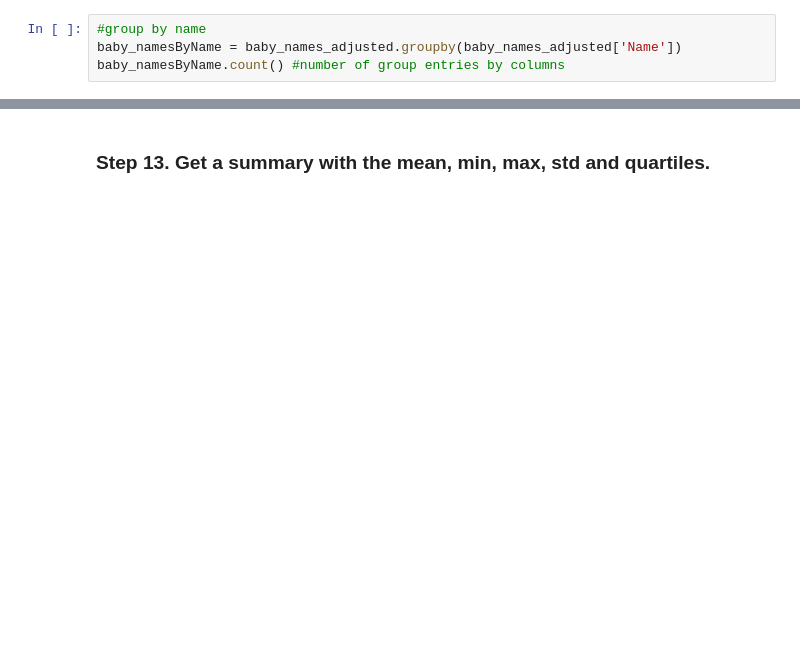
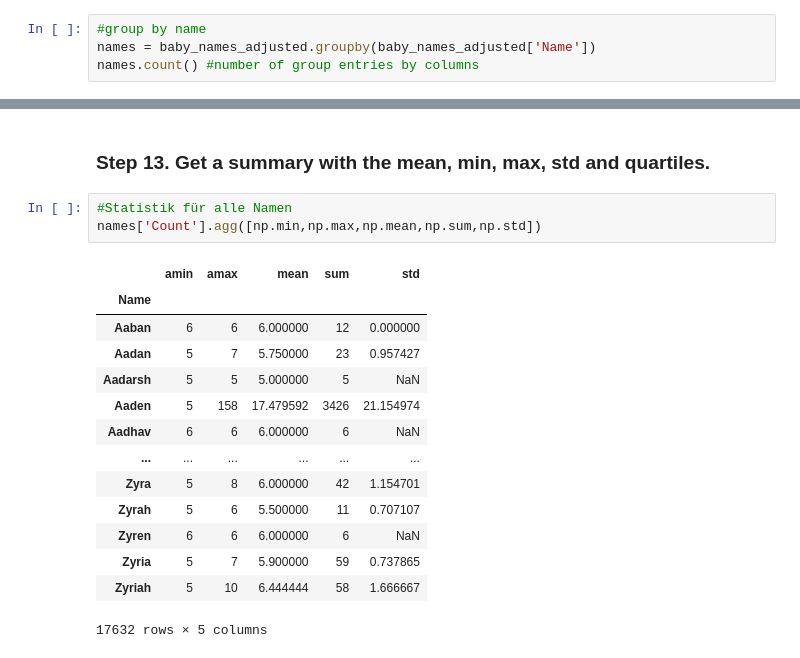
Before and after one commit to giessler10/DataScience21, a Jupyter notebook: Block_3/Assignments/Assignment_3.ipynb, the cells around one changed output, grey strips where cells are left out. Cells and saved outputs as stored; diff of their text form; blank space fills up the shorter version.

```diff
--- a/Block_3/Assignments/Assignment_3.ipynb
+++ b/Block_3/Assignments/Assignment_3.ipynb
@@ -74,8 +84,8 @@ Antwort: Es sind mehr female names im dataset.
 ### Step 7. Group the dataset by name and assign to names
 # %%
 #group by name
-baby_namesByName = baby_names_adjusted.groupby(baby_names_adjusted['Name'])
-baby_namesByName.count() #number of group entries by columns
+names = baby_names_adjusted.groupby(baby_names_adjusted['Name'])
+names.count() #number of group entries by columns
 # %% [output]
 |  | Year | Gender | State | Count |
 | Name |  |  |  |  |
@@ -136,2 +216,20 @@ baby_namesByName
 # %% [markdown]
 ### Step 13. Get a summary with the mean, min, max, std and quartiles.
+# %%
+#Statistik für alle Namen
+names['Count'].agg([np.min,np.max,np.mean,np.sum,np.std])
+# %% [output]
+|  | amin | amax | mean | sum | std |
+| Name |  |  |  |  |  |
+| Aaban | 6 | 6 | 6.000000 | 12 | 0.000000 |
+| Aadan | 5 | 7 | 5.750000 | 23 | 0.957427 |
+| Aadarsh | 5 | 5 | 5.000000 | 5 | NaN |
+| Aaden | 5 | 158 | 17.479592 | 3426 | 21.154974 |
+| Aadhav | 6 | 6 | 6.000000 | 6 | NaN |
+| ... | ... | ... | ... | ... | ... |
+| Zyra | 5 | 8 | 6.000000 | 42 | 1.154701 |
+| Zyrah | 5 | 6 | 5.500000 | 11 | 0.707107 |
+| Zyren | 6 | 6 | 6.000000 | 6 | NaN |
+| Zyria | 5 | 7 | 5.900000 | 59 | 0.737865 |
+| Zyriah | 5 | 10 | 6.444444 | 58 | 1.666667 |
+17632 rows × 5 columns
```
Also changed, not shown: parts of 21 cells of this notebook, 11 other files.
